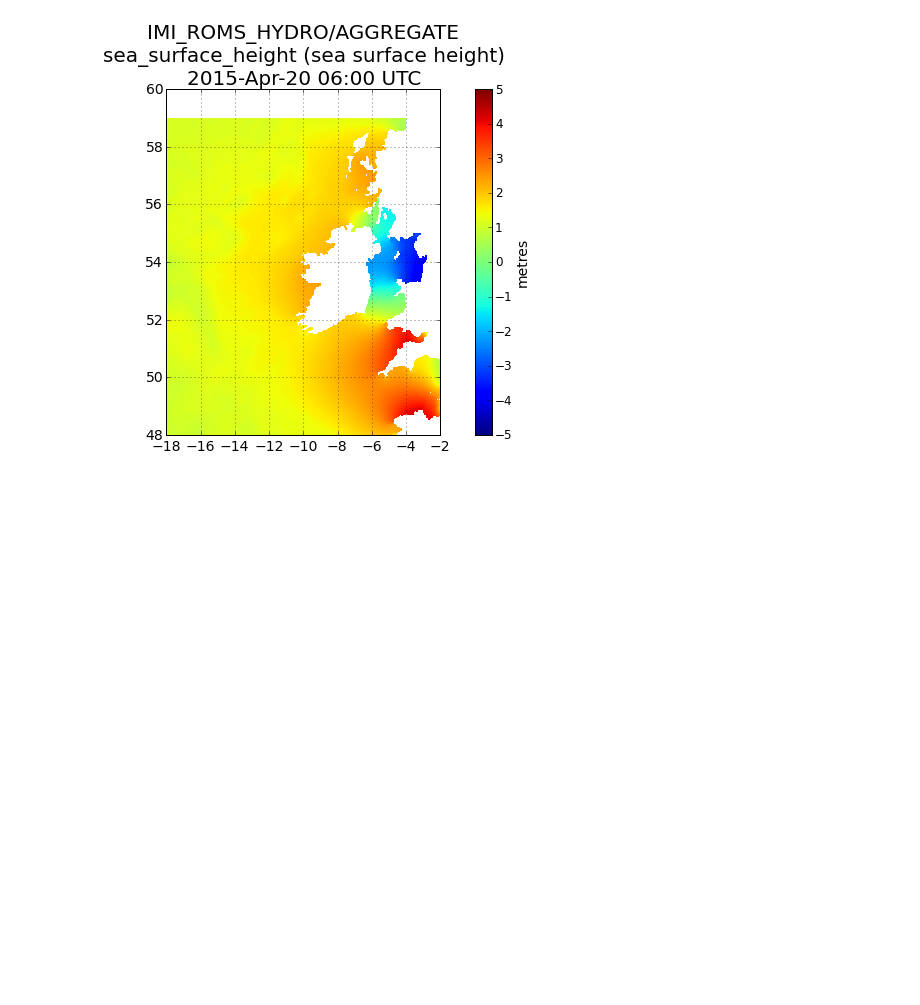
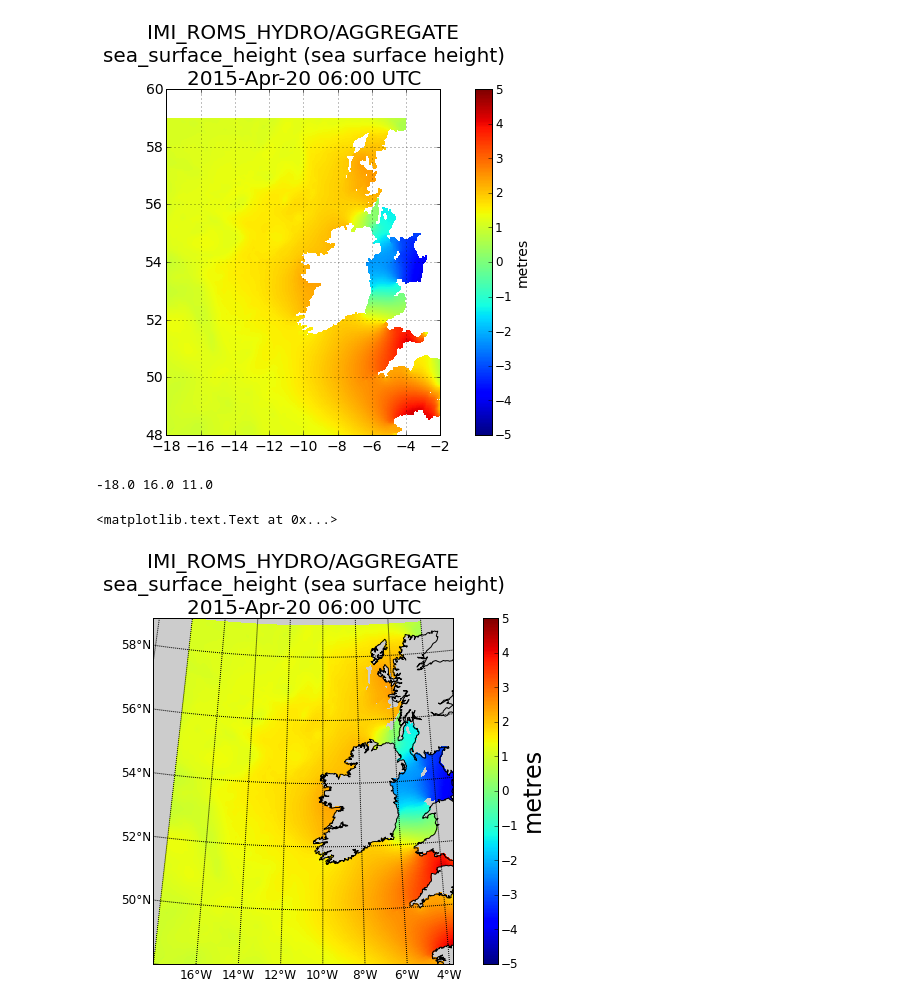
Before and after one commit to BrianOBlanton/NoteBooks, a Jupyter notebook: IrishSeaROMS.ipynb, the cells around one changed output. Cells and saved outputs as stored; diff of their text form; code cells hidden in the pictures; blank space fills up the shorter version.

```diff
--- a/IrishSeaROMS.ipynb
+++ b/IrishSeaROMS.ipynb
@@ -25,6 +25,8 @@ lat=nc.variables['latitude']
 latd=lat[:]
 print np.nanmin(latd), np.max(latd)
 
+lo,la =np.meshgrid(lond,latd)
+
 latmn = np.mean(lat)
 # %% [output]
 -17.9875 -2.0125
@@ -66,3 +68,49 @@ cb.set_label(var.units, fontsize=14)
 cb.ax.tick_params(axis='both', which='major', labelsize=12)
 # %% [output]
 [figure]
+# %%
+llcrnrlon=floor(np.min(lond))  # lower-left corner, lon
+llcrnrlat=floor(np.min(latd))  # lower-left corner, lat
+urcrnrlon=ceil(np.max(lond))   # upper-right corner, lon
+urcrnrlat=ceil(np.max(latd))   # upper-right corner, lat
+lon_0    =np.mean(lond)        # center of desired map domain (in degrees).
+lat_1    =np.mean(latd)        # first standard parallel for lambert conformal
+dl=10
+dlon=urcrnrlon-llcrnrlon
+dlat=urcrnrlat-llcrnrlat
+
+print np.floor(llcrnrlon), dlon,dlat
+# %% [output]
+-18.0 16.0 11.0
+# %%
+fig = plt.figure(figsize=(12,6), dpi=144)
+ax = fig.add_axes([0.1, 0.1, 0.8, 0.8])
+
+#m = Basemap(projection='kav7',lon_0=-80,resolution='l')
+
+m = Basemap(llcrnrlon=llcrnrlon,
+            llcrnrlat=llcrnrlat,
+            urcrnrlon=urcrnrlon,
+            urcrnrlat=urcrnrlat,
+            projection='lcc',
+            resolution ='i',
+            area_thresh=1000.,
+            lat_1=lat_1,
+            lon_0=lon_0)
+
+m.drawmapboundary(fill_color='0.8')
+m.drawcoastlines(linewidth=1.)
+#m.fillcontinents(color='0.8')
+m.drawparallels(np.arange(46,60,2),labels=[1,0,1,0],fontsize=12)
+m.drawmeridians(np.arange(-20,0,2),labels=[0,0,0,1],fontsize=12)
+
+pc=m.pcolor(lo, la, var_d, cmap=plt.cm.jet, vmin=-vminmax, vmax=vminmax, latlon=True)
+
+cb = m.colorbar(pc,"right", size="5%", pad="10%")
+cb.set_label(var.units, fontsize=24)
+cb.ax.tick_params(axis='both', which='major', labelsize=12)
+
+ax.set_title("%s\n%s (%s)\n%s UTC" % (tstr, var_name, var.long_name, datestr), fontsize=20)
+# %% [output]
+<matplotlib.text.Text at 0x...>
+[figure, added]
```
Also changed, not shown: parts of 1 cell of this notebook, 2 other files.
